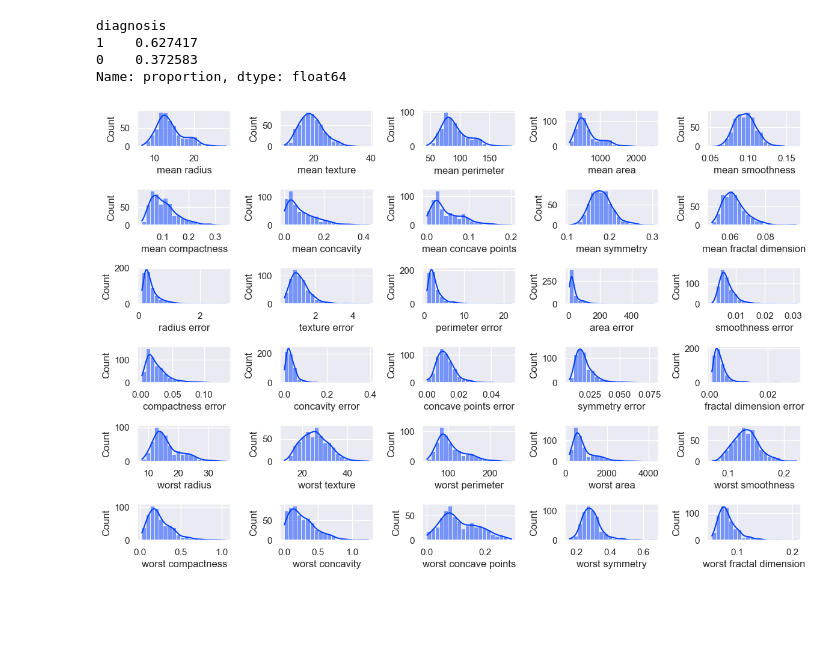
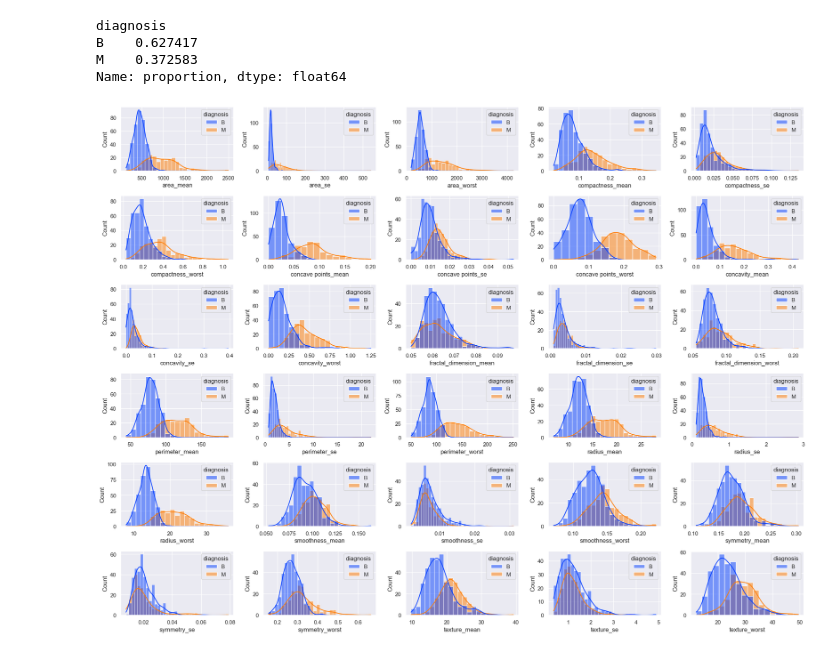
Before and after one commit to flima3/ufrn-imd3002-aprendizado-de-maquina-supervisionado, a Jupyter notebook: breast-cancer-project/notebooks/eda.ipynb, the cells around one changed output. Cells and saved outputs as stored; diff of their text form; code cells hidden in the pictures; blank space fills up the shorter version.

```diff
--- a/breast-cancer-project/notebooks/eda.ipynb
+++ b/breast-cancer-project/notebooks/eda.ipynb
@@ -2,18 +2,17 @@
 import matplotlib.pyplot as plt
 import numpy as np
 import pandas as pd
+from scipy.stats import ttest_ind
 import seaborn as sns
-from sklearn.datasets import load_breast_cancer
 
 from src.config import DADOS_ORIGINAIS, DADOS_TRATADOS
 from src.graficos import PALETTE, SCATTER_ALPHA, plot_correl_matrix
+
+sns.set_theme(palette='bright')
 # %%
 # Carregamento da base de dados
-data = load_breast_cancer()
+data = DADOS_ORIGINAIS
 
-df = pd.DataFrame(data=data.data, columns=data.feature_names)
-df['diagnosis'] = data.target
-
-df.to_csv(DADOS_ORIGINAIS, index=False)
+df = pd.read_csv(data)
 df.head(3)
 # %% [output]
@@ -25,4 +24,7 @@ df.head(3)
 # %%
+# Reordenação das colunas
+df = df.reindex(sorted(df.columns), axis=1)
+
 # Informações da base de dados
 df.info()
 # %% [output]
@@ -46,12 +48,15 @@ memory usage: 137.9 KB
 # %%
+# Remoção da coluna 'id'
+df = df.drop(columns=['id'])
+
 # Seleção das colunas numéricas
 col_num = df.drop(columns=['diagnosis']).columns
 
 # Downcast das colunas float
 df[col_num] = df[col_num].apply(pd.to_numeric, downcast='float')
 
-# Conversão da colunas target binária
-df['diagnosis'] = df['diagnosis'].apply(pd.to_numeric, downcast='integer')
+# Conversão da colunas target em categórica
+df['diagnosis'] = df['diagnosis'].astype('category')
 
 # Resultado
 df.info()
@@ -90,21 +95,24 @@ df.describe()
 # %%
+# Definição da variável target
+target = 'diagnosis'
+
 # Descrição estatística do target
-df['diagnosis'].value_counts(normalize=True)
+df[target].value_counts(normalize=True)
 # %% [output]
 diagnosis
-1    0.627417
-0    0.372583
+B    0.627417
+M    0.372583
 Name: proportion, dtype: float64
 # %%
 # Visualização da distribuição das variáveis
-fig, axes = plt.subplots(nrows=6, ncols=5, figsize=(12, 8))
+fig, axes = plt.subplots(nrows=6, ncols=5, figsize=(20, 15))
 axes = axes.flatten()
 
 for i, col in enumerate(df[col_num]):
-    sns.histplot(data=df, x=col, ax=axes[i], kde=True, bins=20)
+    sns.histplot(data=df, x=col, ax=axes[i], kde=True, hue='diagnosis')
 
 
 plt.tight_layout()
 plt.show()
 # %% [output]
-[figure, old version]
+[figure, new version]
```
Also changed, not shown: parts of 9 cells of this notebook.
